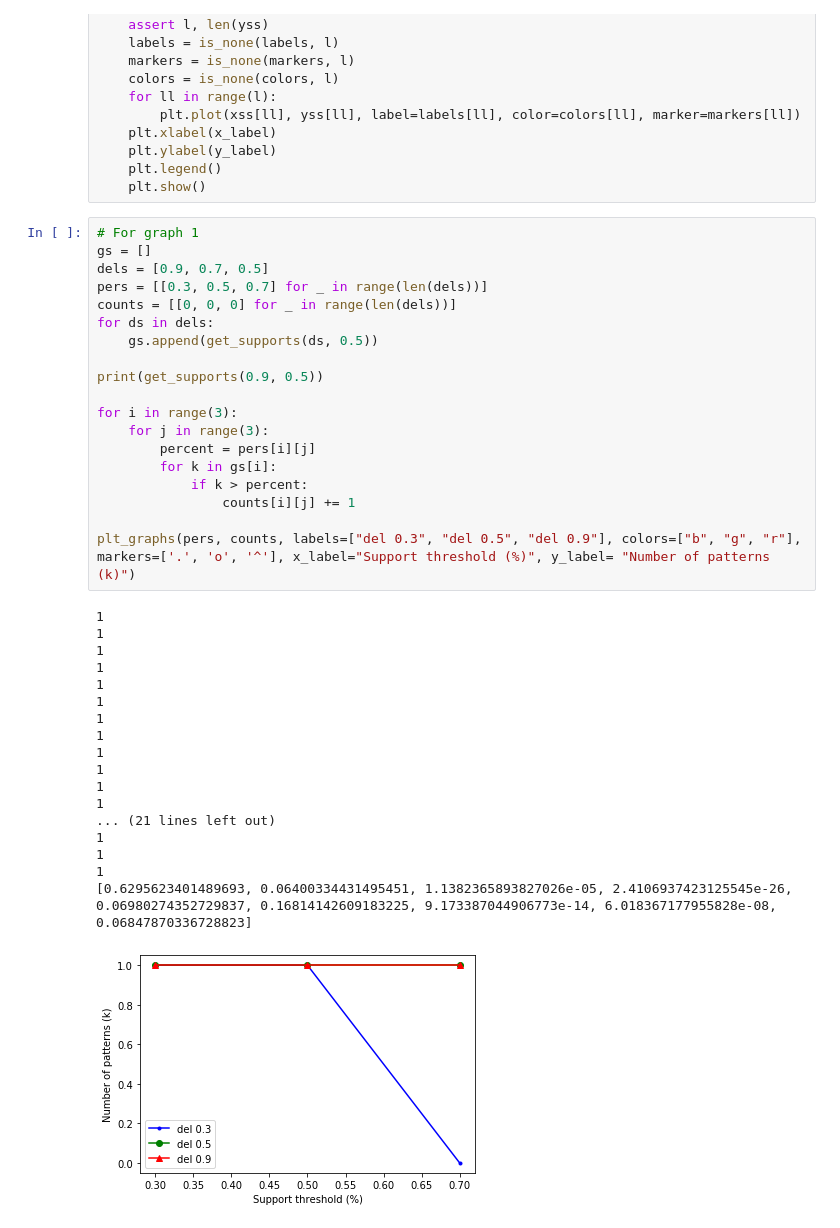
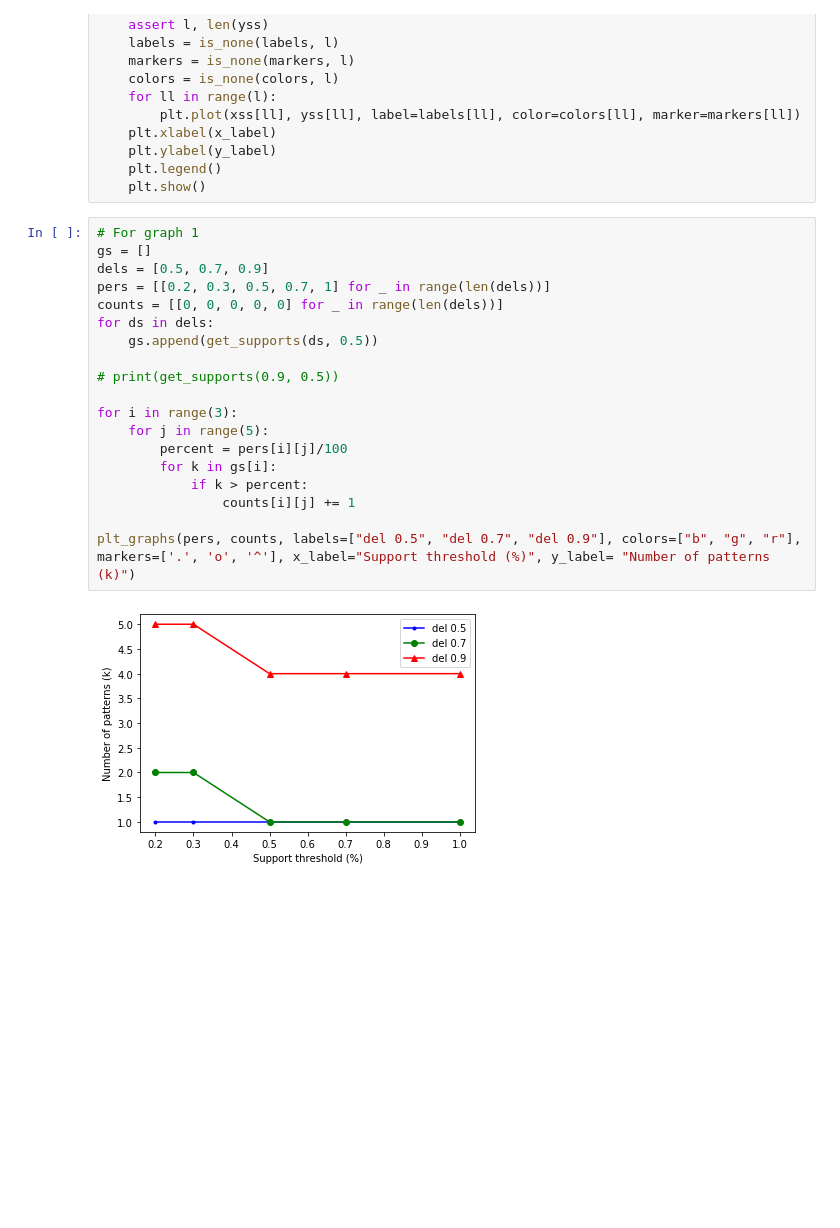
Before and after one commit to 26prajval98/Sequential-Pattern-mining-using-TiW, a Jupyter notebook: DWDM .ipynb, the cells around one changed output. Drawn from its saved outputs; the diff is of its cells as text; blank space fills up the shorter version.

Commit message:
no problem with graph 1

```diff
--- a/DWDM .ipynb
+++ b/DWDM .ipynb
@@ -342,41 +341,24 @@ def plt_graphs(xss, yss, labels=None, colors=None, markers=None, x_label="x - ax
 # %%
 # For graph 1
 gs = []
-dels = [0.9, 0.7, 0.5]
-pers = [[0.3, 0.5, 0.7] for _ in range(len(dels))]
-counts = [[0, 0, 0] for _ in range(len(dels))]
+dels = [0.5, 0.7, 0.9]
+pers = [[0.2, 0.3, 0.5, 0.7, 1] for _ in range(len(dels))]
+counts = [[0, 0, 0, 0, 0] for _ in range(len(dels))]
 for ds in dels:
     gs.append(get_supports(ds, 0.5))
 
-print(get_supports(0.9, 0.5))
+# print(get_supports(0.9, 0.5))
 
 for i in range(3):
-    for j in range(3):
-        percent = pers[i][j]
+    for j in range(5):
+        percent = pers[i][j]/100
         for k in gs[i]:
             if k > percent:
                 counts[i][j] += 1
 
-plt_graphs(pers, counts, labels=["del 0.3", "del 0.5", "del 0.9"], colors=["b", "g", "r"], markers=['.', 'o', '^'], x_label="Support threshold (%)", y_label= "Number of patterns (k)")
+plt_graphs(pers, counts, labels=["del 0.5", "del 0.7", "del 0.9"], colors=["b", "g", "r"], markers=['.', 'o', '^'], x_label="Support threshold (%)", y_label= "Number of patterns (k)")
 # %% [output]
-1
-1
-1
-1
-1
-1
-1
-1
-1
-1
-1
-1
-... (21 lines left out)
-1
-1
-1
-[0.6295623401489693, 0.06400334431495451, 1.1382365893827026e-05, 2.4106937423125545e-26, 0.06980274352729837, 0.16814142609183225, 9.173387044906773e-14, 6.018367177955828e-08, 0.06847870336728823]
-[figure, old version]
+[figure, new version]
 # %%
 # For graph 2
 gs = []
```
Also changed, not shown: parts of 4 cells of this notebook.
